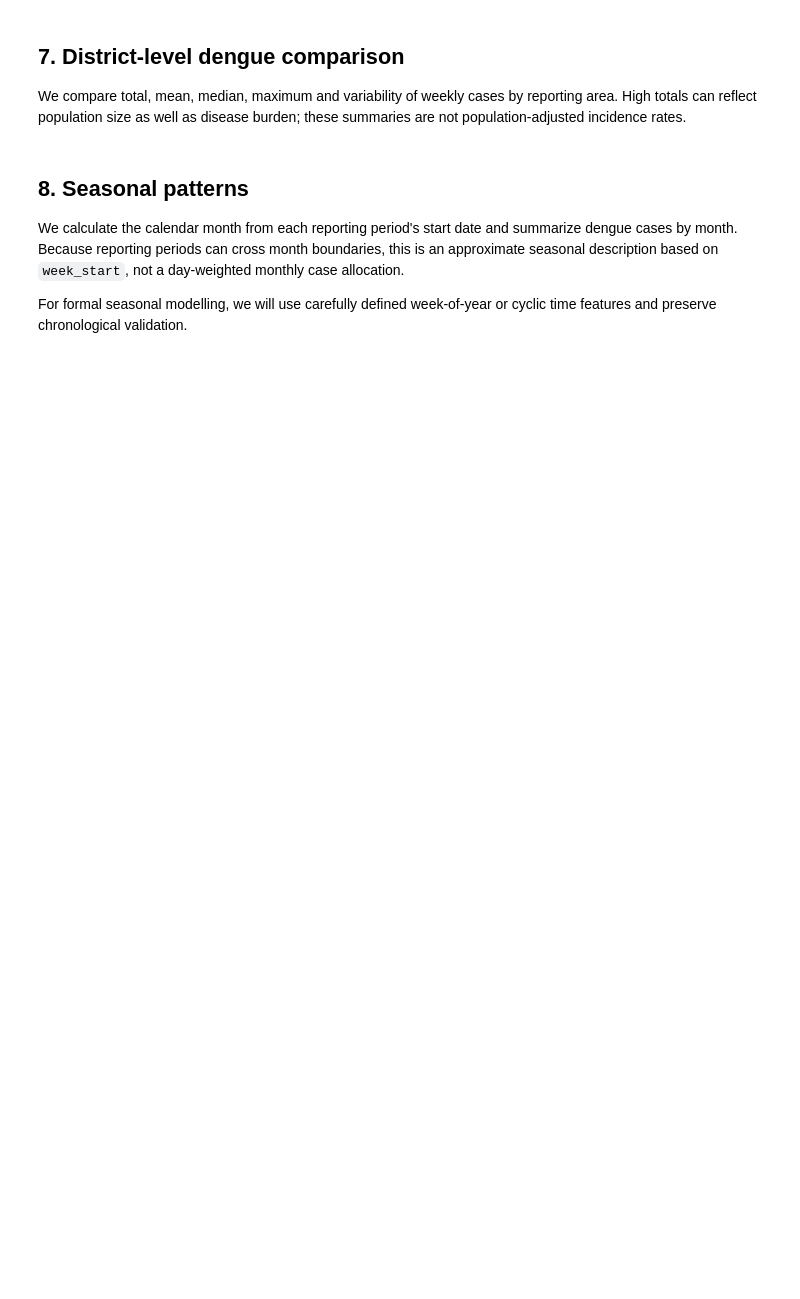
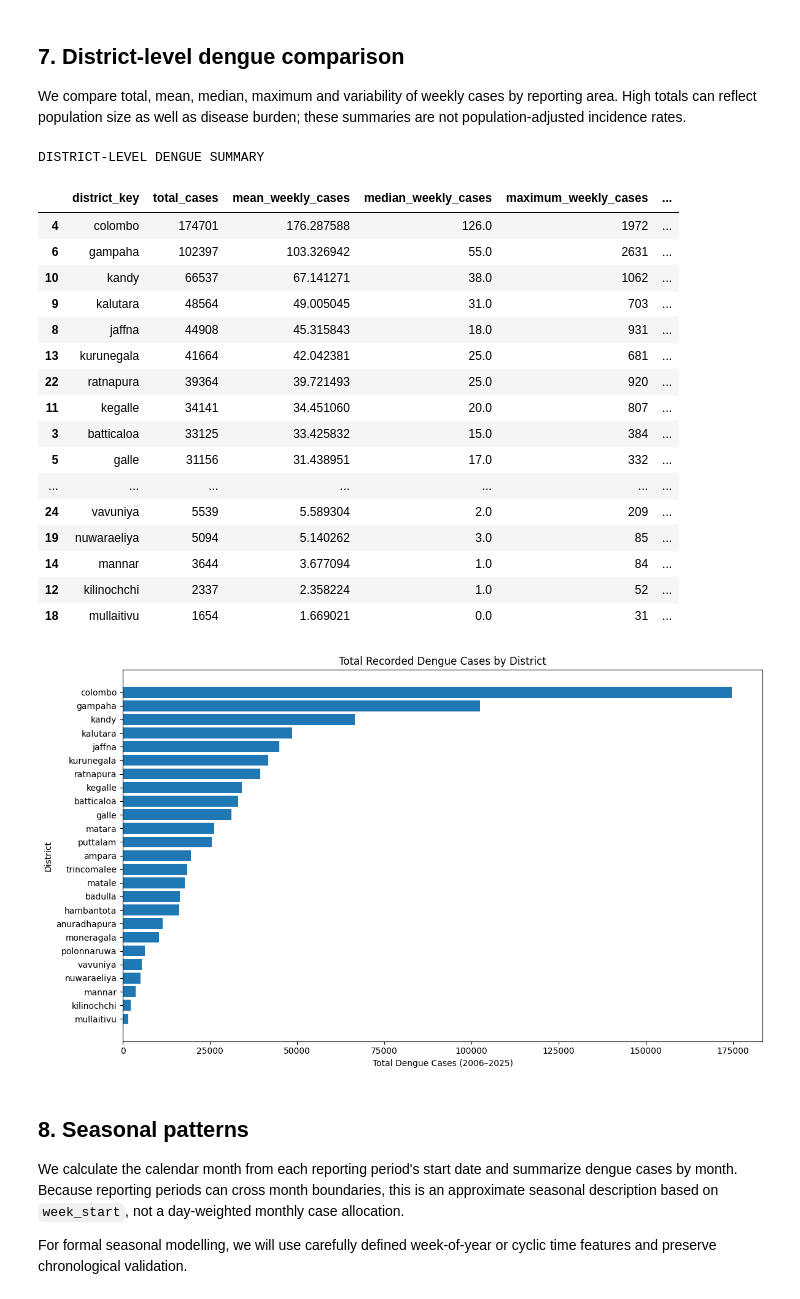
Before and after one commit to PHGNKavindya/RiskWeave, a Jupyter notebook: notebooks/05_combined_dengue_weather_eda.ipynb, the cells around one changed output. Drawn from its saved outputs; the diff is of its cells as text; code cells hidden in the pictures; blank space fills up the shorter version.

```diff
--- a/notebooks/05_combined_dengue_weather_eda.ipynb
+++ b/notebooks/05_combined_dengue_weather_eda.ipynb
@@ -201,32 +337,72 @@ plt.show()
 
 We compare total, mean, median, maximum and variability of weekly cases by reporting area. High totals can reflect population size as well as disease burden; these summaries are not population-adjusted incidence rates.
 # %%
+
 district_summary = (
-    df.groupby("area")["dengue_cases"]
+    df.groupby("district_key")["dengue_cases"]
       .agg(
           total_cases="sum",
           mean_weekly_cases="mean",
           median_weekly_cases="median",
           maximum_weekly_cases="max",
           standard_deviation="std",
           reporting_periods="count"
       )
       .reset_index()
       .sort_values("total_cases", ascending=False)
 )
 
+print("DISTRICT-LEVEL DENGUE SUMMARY")
 display(district_summary)
-district_summary.to_csv(EDA_DIR / "eda_district_dengue_summary.csv", index=False)
 
+# Save summary
+district_summary.to_csv(
+    EDA_DIR / "eda_district_dengue_summary.csv",
+    index=False
+)
+
+# Plot total dengue cases
 fig, ax = plt.subplots(figsize=(12, 7))
+
 plot_data = district_summary.sort_values("total_cases")
-ax.barh(plot_data["area"], plot_data["total_cases"])
-ax.set_title("Total recorded dengue cases by reporting area")
-ax.set_xlabel("Total dengue cases across the study period")
-ax.set_ylabel("Reporting area")
+
+ax.barh(
+    plot_data["district_key"],
+    plot_data["total_cases"]
+)
+
+ax.set_title("Total Recorded Dengue Cases by District")
+ax.set_xlabel("Total Dengue Cases (2006–2025)")
+ax.set_ylabel("District")
+
 fig.tight_layout()
-fig.savefig(EDA_DIR / "dengue_total_by_area.png", dpi=150)
+
+fig.savefig(
+    EDA_DIR / "dengue_total_by_area.png",
+    dpi=150
+)
+
 plt.show()
+# %% [output]
+DISTRICT-LEVEL DENGUE SUMMARY
+|  | district_key | total_cases | mean_weekly_cases | median_weekly_cases | maximum_weekly_cases | ... |
+| 4 | colombo | 174701 | 176.287588 | 126.0 | 1972 | ... |
+| 6 | gampaha | 102397 | 103.326942 | 55.0 | 2631 | ... |
+| 10 | kandy | 66537 | 67.141271 | 38.0 | 1062 | ... |
+| 9 | kalutara | 48564 | 49.005045 | 31.0 | 703 | ... |
+| 8 | jaffna | 44908 | 45.315843 | 18.0 | 931 | ... |
+| 13 | kurunegala | 41664 | 42.042381 | 25.0 | 681 | ... |
+| 22 | ratnapura | 39364 | 39.721493 | 25.0 | 920 | ... |
+| 11 | kegalle | 34141 | 34.451060 | 20.0 | 807 | ... |
+| 3 | batticaloa | 33125 | 33.425832 | 15.0 | 384 | ... |
+| 5 | galle | 31156 | 31.438951 | 17.0 | 332 | ... |
+| ... | ... | ... | ... | ... | ... | ... |
+| 24 | vavuniya | 5539 | 5.589304 | 2.0 | 209 | ... |
+| 19 | nuwaraeliya | 5094 | 5.140262 | 3.0 | 85 | ... |
+| 14 | mannar | 3644 | 3.677094 | 1.0 | 84 | ... |
+| 12 | kilinochchi | 2337 | 2.358224 | 1.0 | 52 | ... |
+| 18 | mullaitivu | 1654 | 1.669021 | 0.0 | 31 | ... |
+[figure, added]
 # %% [markdown]
 ## 8. Seasonal patterns
 
```
Also changed, not shown: parts of 14 cells of this notebook, 32 other files.
